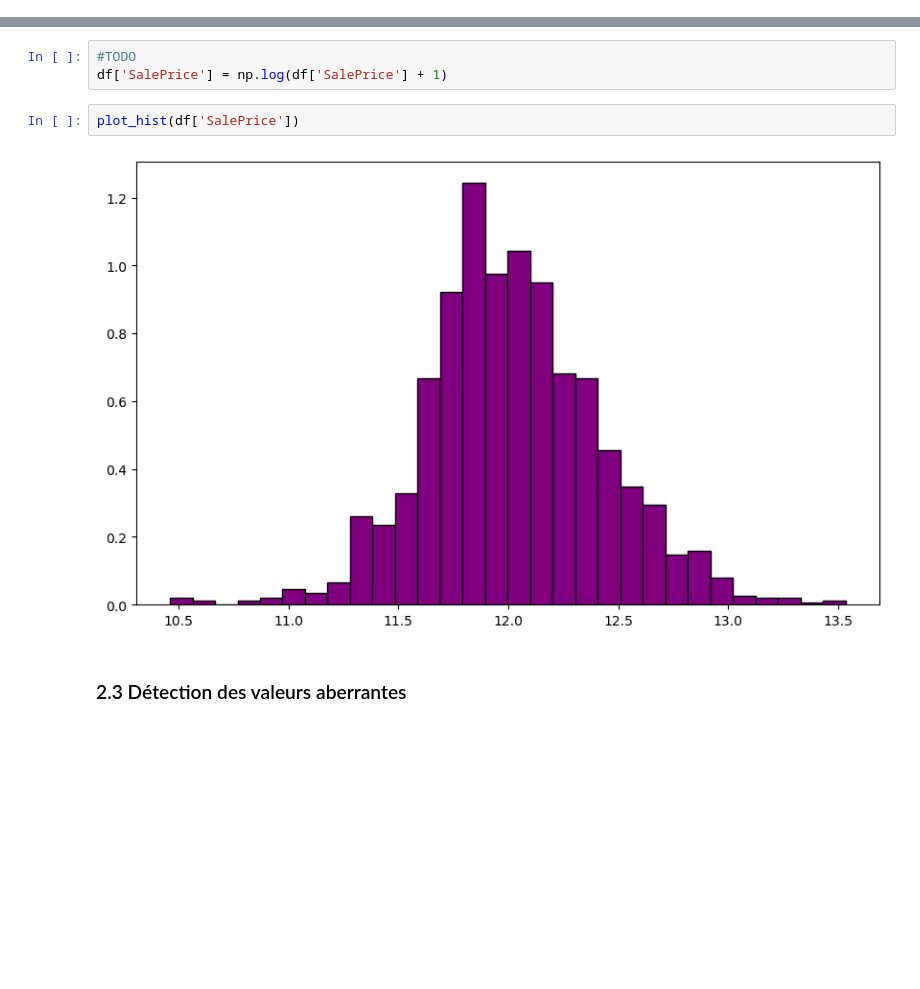
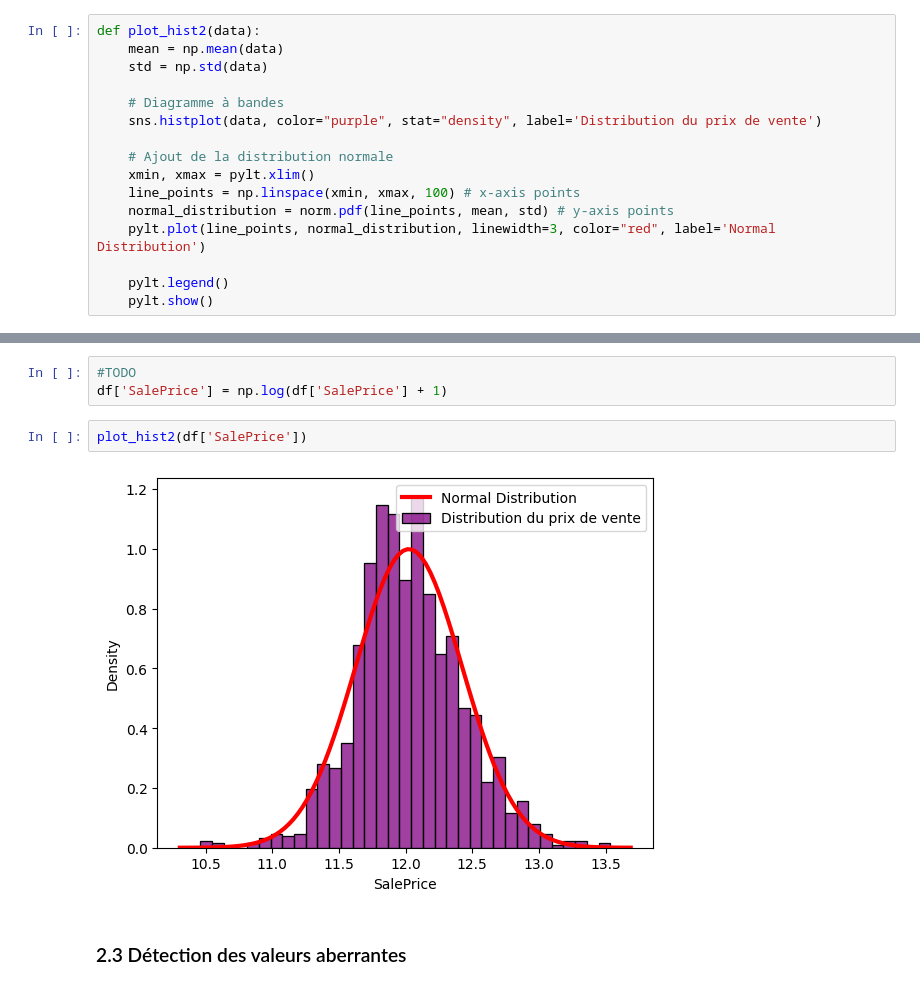
Before and after one commit to WillMart91/DataScience, a Jupyter notebook: TP1-20240906/TP1_Fournier_Martin.ipynb, the cells around one changed output, grey strips where cells are left out. Cells and saved outputs as stored; diff of their text form; blank space fills up the shorter version.

```diff
--- a/TP1-20240906/TP1_Fournier_Martin.ipynb
+++ b/TP1-20240906/TP1_Fournier_Martin.ipynb
@@ -279,4 +283,20 @@ def plot_hist(prices):
     plt.hist(prices, bins=30, density=True, color='purple', edgecolor='black')
 
     plt.show()
+# %%
+def plot_hist2(data):
+    mean = np.mean(data)
+    std = np.std(data)
+
+    # Diagramme à bandes
+    sns.histplot(data, color="purple", stat="density", label='Distribution du prix de vente')
+
+    # Ajout de la distribution normale
+    xmin, xmax = pylt.xlim()
+    line_points = np.linspace(xmin, xmax, 100) # x-axis points
+    normal_distribution = norm.pdf(line_points, mean, std) # y-axis points
+    pylt.plot(line_points, normal_distribution, linewidth=3, color="red", label='Normal Distribution')
+
+    pylt.legend()
+    pylt.show()
 # %%
@@ -291,9 +311,9 @@ Vous devez obtenir une distribution des valeurs de `SalePrice` proches d'une dis
 #TODO
 df['SalePrice'] = np.log(df['SalePrice'] + 1)
 # %%
-plot_hist(df['SalePrice'])
+plot_hist2(df['SalePrice'])
 # %% [output]
-[figure, old version]
+[figure, new version]
 # %% [markdown]
 ### 2.3 Détection des valeurs aberrantes
 # %% [markdown]
```
Also changed, not shown: parts of 23 cells of this notebook, 1 other file.
